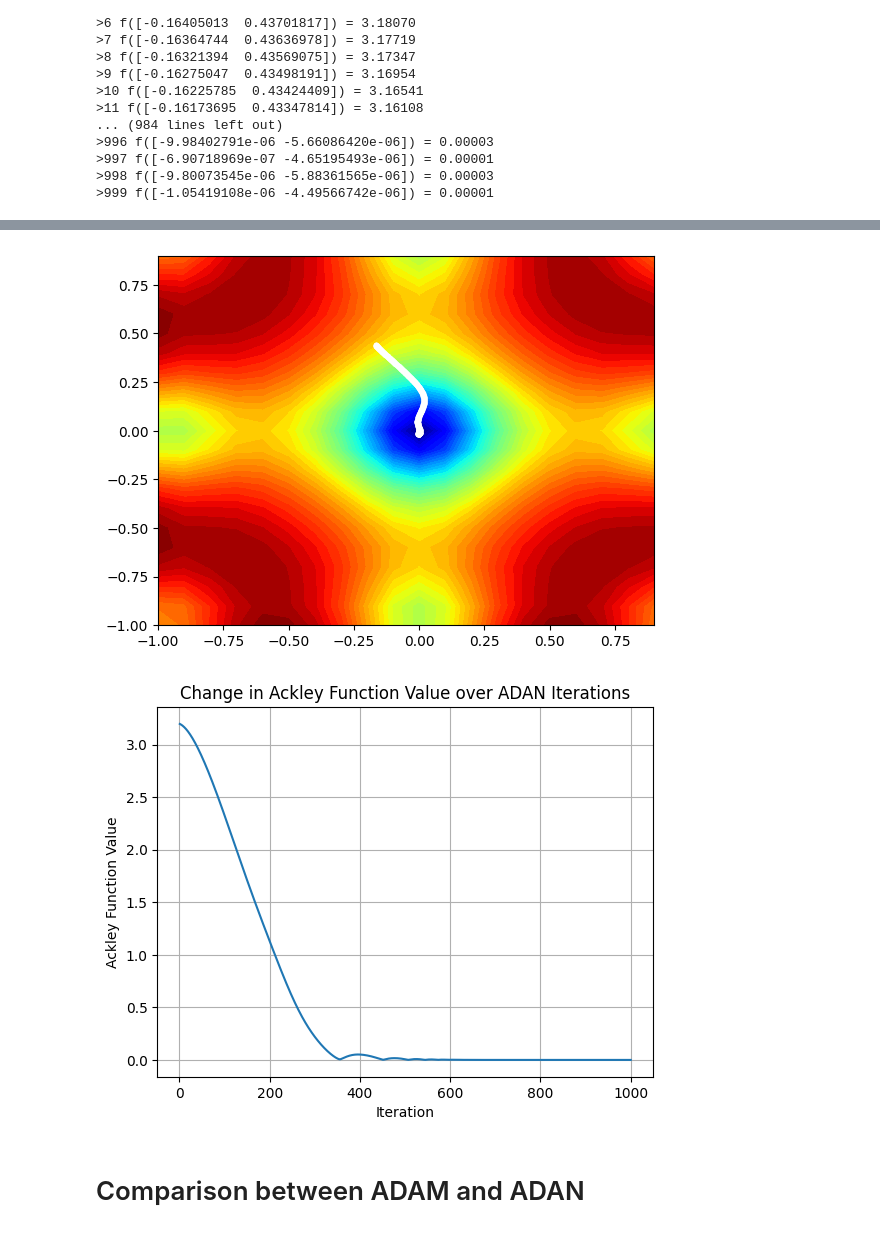
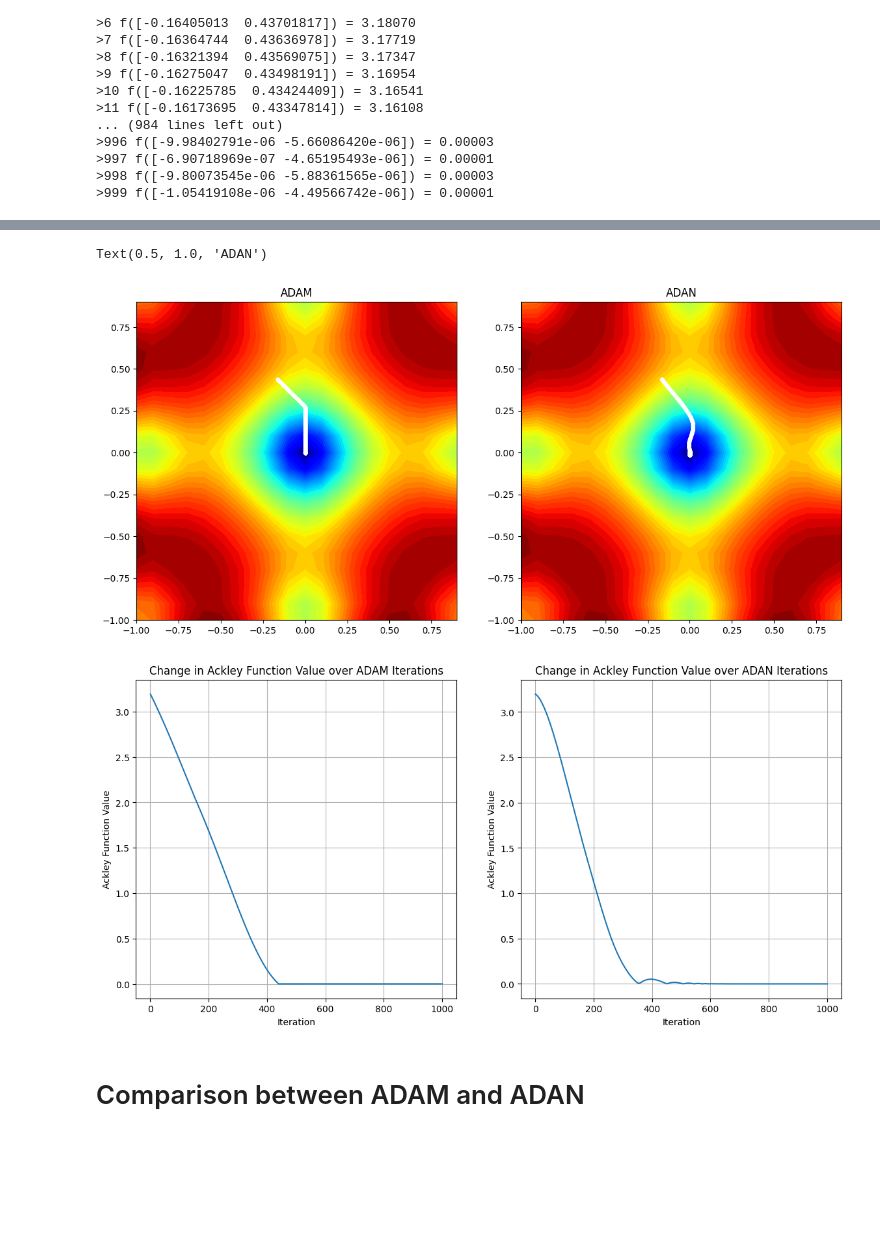
Before and after one commit to ShreyaGarg01/ADAN, a Jupyter notebook: test.ipynb, the cells around one changed output, grey strips where cells are left out. Saved outputs shown, nothing was run; the diff lists cells and outputs as text; code cells hidden in the pictures; blank space fills up the shorter version.

```diff
--- a/test.ipynb
+++ b/test.ipynb
@@ -123,7 +123,9 @@ beta1 = 0.01
 beta2 = 0.02
 
 # perform the gradient descent search with adam
-adam_best, adam_scores, adam_solutions = adam(objective, derivative, bounds, n_iter, alpha, beta1, beta2)
+adam_best, adam_scores, adam_solutions = adam(
+    objective, derivative, bounds, n_iter, alpha, beta1, beta2
+)
 # %% [output]
 >0 f([-0.16495599  0.43964899]) = 3.19259
 >1 f([-0.163956    0.43864893]) = 3.18604
@@ -252,16 +196,18 @@ seed(1)
 # define the total iterations
 n_iter = 1000
 # steps size
-alpha =1e-3
+alpha = 1e-3
 # factor for average gradient
 beta1 = 0.02
 # factor for average squared gradient
 beta2 = 0.01
 # perform the gradient descent search with adam
-beta3=0.01
-decay=0.9
+beta3 = 0.01
+decay = 0.9
 
-adan_best, adan_scores, adan_solutions = adan(objective, derivative, bounds, n_iter, alpha, beta1, beta2,beta3,decay)
+adan_best, adan_scores, adan_solutions = adan(
+    objective, derivative, bounds, n_iter, alpha, beta1, beta2, beta3, decay
+)
 # %% [output]
 >0 f([-0.16578171  0.44022771]) = 3.19715
 >1 f([-0.16557634  0.43977554]) = 3.19496
@@ -307,30 +292,64 @@ plt.show()
 # %%
-xaxis = arange(bounds[0,0], bounds[0,1], 0.1)
-yaxis = arange(bounds[1,0], bounds[1,1], 0.1)
+xaxis = arange(bounds[0, 0], bounds[0, 1], 0.1)
+yaxis = arange(bounds[1, 0], bounds[1, 1], 0.1)
 # create a mesh from the axis
 x, y = meshgrid(xaxis, yaxis)
 # compute targets
 results = objective(x, y)
+
+plt.subplots(figsize=(14, 14))
+plt.subplot(2, 2, 1)
+
 # create a filled contour plot with 50 levels and jet color scheme
-plt.contourf(x, y, results, levels=50, cmap='jet')
+plt.contourf(x, y, results, levels=50, cmap="jet")
 # plot the sample as black circles
+adam_solutions = asarray(adam_solutions)
+plt.plot(adam_solutions[:, 0], adam_solutions[:, 1], ".-", color="w")
+plt.title("ADAM")
+
+plt.subplot(2, 2, 2)
+# create a filled contour plot with 50 levels and jet color scheme
+
+plt.contourf(x, y, results, levels=50, cmap="jet")
+
+# plot the sample as black circles
+
 adan_solutions = asarray(adan_solutions)
-plt.plot(adan_solutions[:, 0], adan_solutions[:, 1], '.-', color='w')
-# show the plot
-plt.show()
+
+plt.plot(adan_solutions[:, 0], adan_solutions[:, 1], ".-", color="w")
+plt.title("ADAN")
 # %% [output]
+Text(0.5, 1.0, 'ADAN')
-[figure, old version]
+[figure, new version]
 # %%
+plt.subplots(figsize=(14, 14))
+plt.subplot(2, 2, 1)
 vals = []
 for i in range(1000):
-    vals.append(objective(adan_solutions[i][0], adan_solutions[i][1]))
+    vals.append(objective(adam_solutions[i][0], adam_solutions[i][1]))
 plt.plot(range(1, 1001), vals)
 plt.xlabel("Iteration")
 plt.ylabel("Ackley Function Value")
+plt.title("Change in Ackley Function Value over ADAM Iterations")
+plt.grid(True)
+
+plt.subplot(2, 2, 2)
+vals = []
+
+for i in range(1000):
+
+    vals.append(objective(adan_solutions[i][0], adan_solutions[i][1]))
+plt.plot(range(1, 1001), vals)
+
+plt.xlabel("Iteration")
+
+plt.ylabel("Ackley Function Value")
+
 plt.title("Change in Ackley Function Value over ADAN Iterations")
+
 plt.grid(True)
 # %% [output]
-[figure, old version]
+[figure, new version]
 # %% [markdown]
 # Comparison between ADAM and ADAN
 # %%
```
Also changed, not shown: parts of 18 cells of this notebook.
